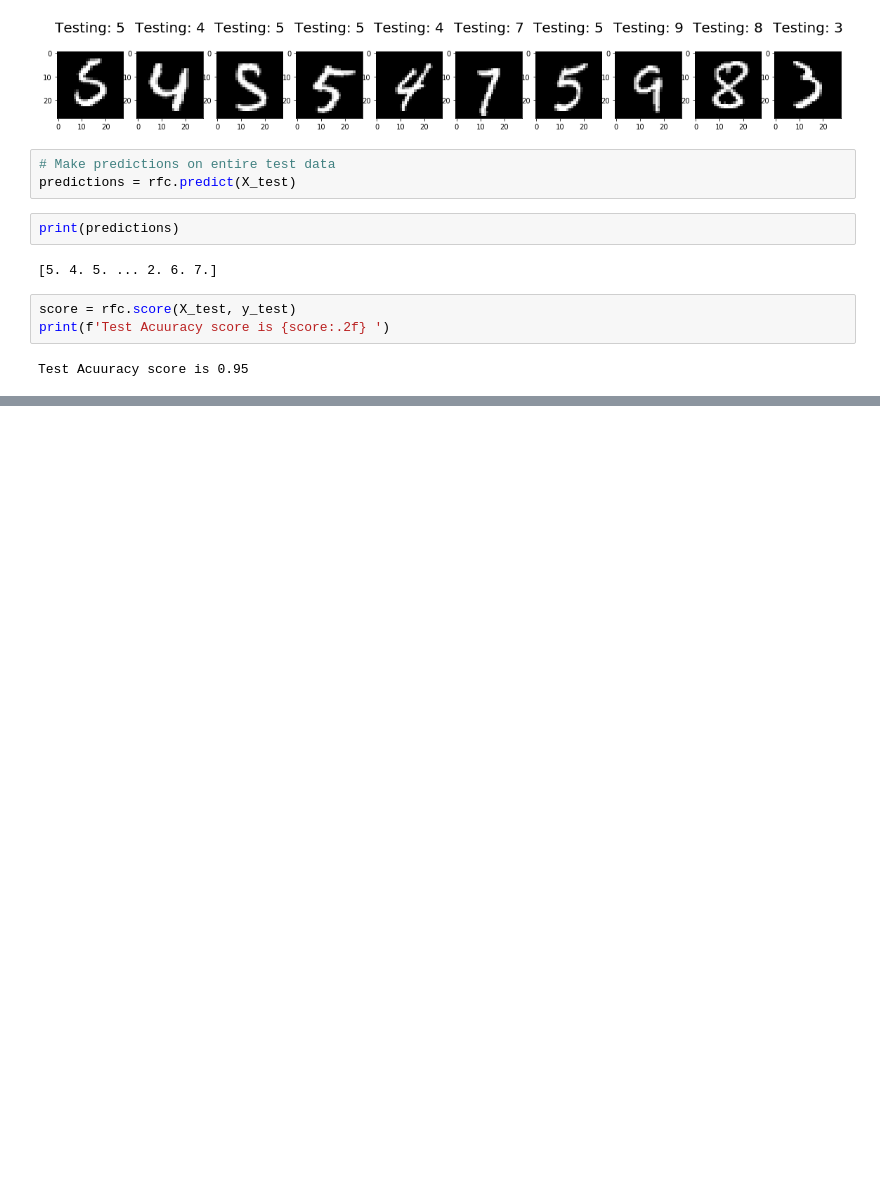
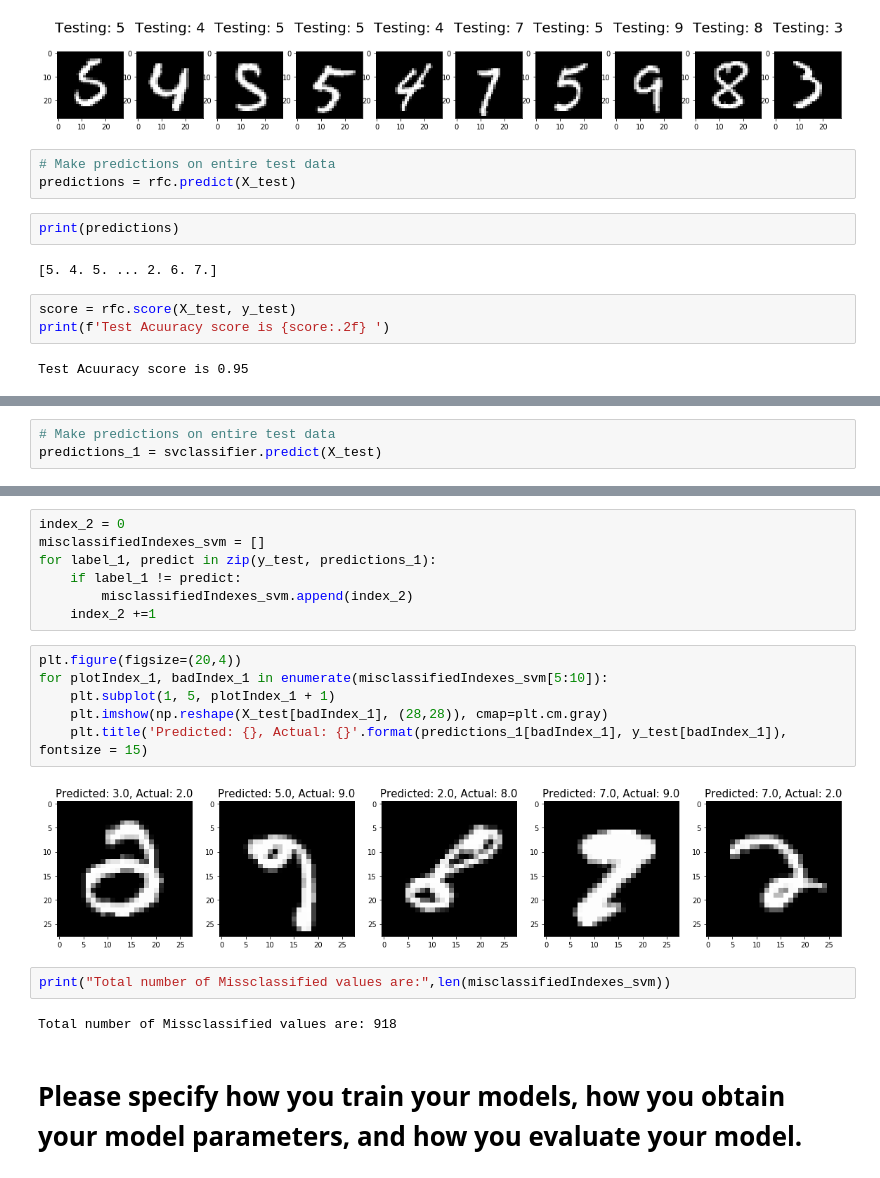
Before and after one commit to SanketBhaud/DigitRecognition, a Jupyter notebook: Digit Recognition.ipynb, the cells around one changed output, grey strips where cells are left out. Saved outputs shown, nothing was run; the diff lists cells and outputs as text; blank space fills up the shorter version.

```diff
--- a/Digit Recognition.ipynb
+++ b/Digit Recognition.ipynb
@@ -129,0 +190,3 @@ Test Acuuracy score is 0.95
+# %%
+# Make predictions on entire test data
+predictions_1 = svclassifier.predict(X_test)
@@ -129,0 +204,21 @@ Test Acuuracy score is 0.95
+# %%
+index_2 = 0
+misclassifiedIndexes_svm = []
+for label_1, predict in zip(y_test, predictions_1):
+    if label_1 != predict:
+        misclassifiedIndexes_svm.append(index_2)
+    index_2 +=1
+# %%
+plt.figure(figsize=(20,4))
+for plotIndex_1, badIndex_1 in enumerate(misclassifiedIndexes_svm[5:10]):
+    plt.subplot(1, 5, plotIndex_1 + 1)
+    plt.imshow(np.reshape(X_test[badIndex_1], (28,28)), cmap=plt.cm.gray)
+    plt.title('Predicted: {}, Actual: {}'.format(predictions_1[badIndex_1], y_test[badIndex_1]), fontsize = 15)
+# %% [output]
+[figure, added]
+# %%
+print("Total number of Missclassified values are:",len(misclassifiedIndexes_svm))
+# %% [output]
+Total number of Missclassified values are: 918
+# %% [markdown]
+# Please specify how you train your models, how you obtain your model parameters, and how you evaluate your model.
```
Also changed, not shown: parts of 17 cells of this notebook.
